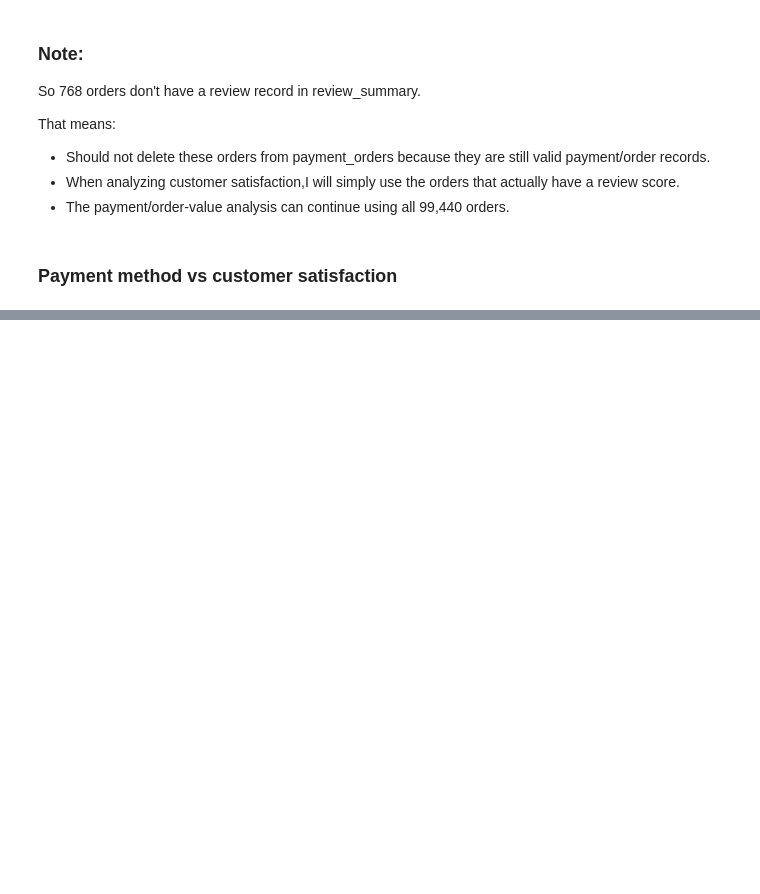
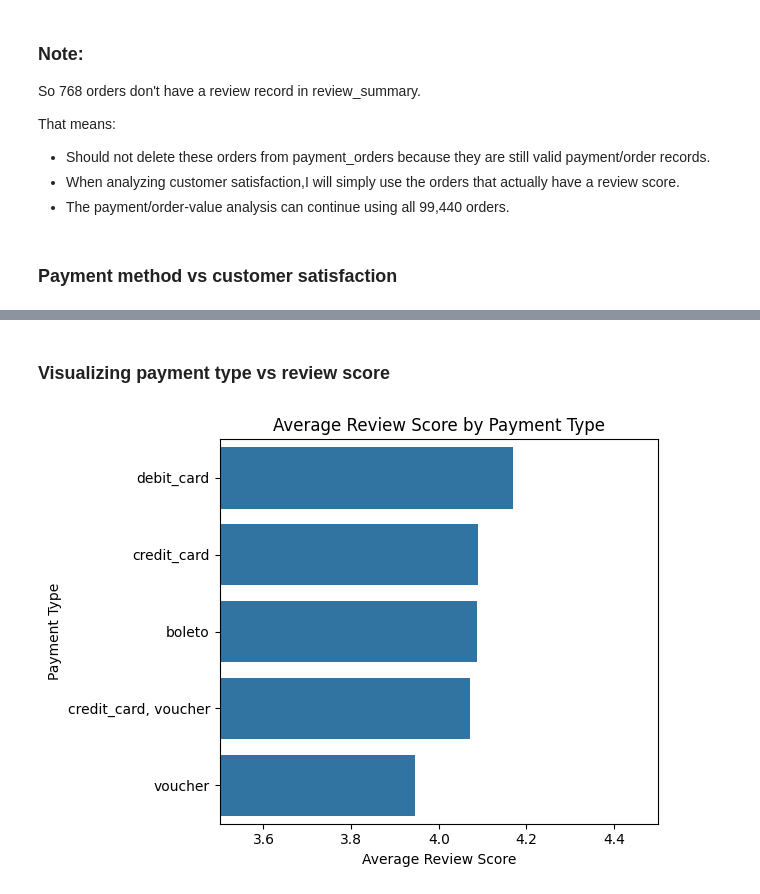
Before and after one commit to VishnuCodes96/olist-marketplace-analysis, a Jupyter notebook: notebooks/Olist_Marketplace_Performance_Customer_Experience_Analysis.ipynb, the cells around one changed output, grey strips where cells are left out. Drawn from its saved outputs; the diff is of its cells as text; code cells hidden in the pictures; blank space fills up the shorter version.

```diff
--- a/notebooks/Olist_Marketplace_Performance_Customer_Experience_Analysis.ipynb
+++ b/notebooks/Olist_Marketplace_Performance_Customer_Experience_Analysis.ipynb
@@ -2433,0 +2438,19 @@ That means:
+# %%
+payment_review_analysis = (
+    payment_orders
+    .dropna(subset=["review_score"])
+    .groupby("payment_type")
+    .agg(
+        orders=("order_id", "count"),
+        average_review=("review_score", "mean")
+    )
+    .reset_index()
+    .sort_values("average_review", ascending=False)
+)
+
+payment_review_analysis = payment_review_analysis[
+    (payment_review_analysis["payment_type"] != "not_defined")
+    & (payment_review_analysis["payment_type"] != "credit_card, debit_card")
+]
+
+payment_review_analysis
@@ -2433,0 +2468,17 @@ That means:
+# %% [markdown]
+### Visualizing payment type vs review score
+# %%
+sns.barplot(
+    data=payment_review_analysis,
+    x="average_review",
+    y="payment_type"
+)
+
+plt.xlabel("Average Review Score")
+plt.ylabel("Payment Type")
+plt.title("Average Review Score by Payment Type")
+plt.xlim(3.5, 4.5) # scores are between 1 and 5, but all these averages are clustered around 4.
+plt.tight_layout()
+plt.show()
+# %% [output]
+[figure, added]
```
Also changed, not shown: parts of 14 cells of this notebook.
